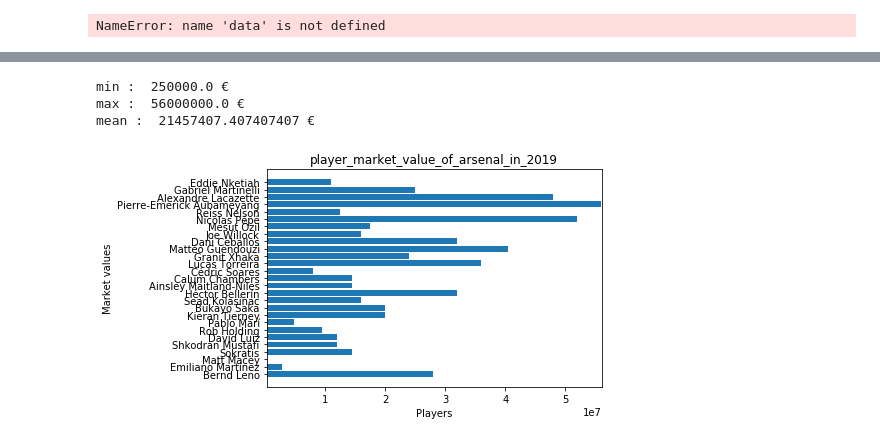
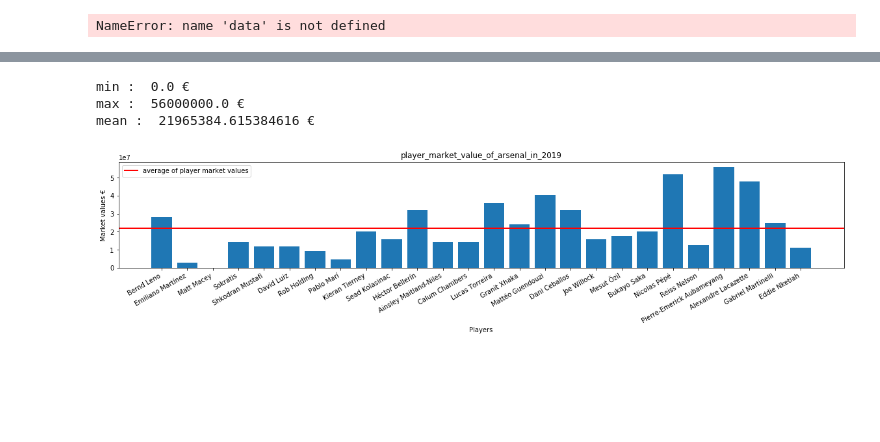
Before and after one commit to paul-mathieu/english-football-leagues, a Jupyter notebook: jupyter_notebook/Data_visualization.ipynb, the cells around one changed output, grey strips where cells are left out. Drawn from its saved outputs; the diff is of its cells as text; code cells hidden in the pictures; blank space fills up the shorter version.

```diff
--- a/jupyter_notebook/Data_visualization.ipynb
+++ b/jupyter_notebook/Data_visualization.ipynb
@@ -54,5 +56,7 @@ data.iloc[:49] # we display the first 50 rows
 # %%
 table = pd.read_csv(csv_file_name, index_col=[0], sep=',', encoding="utf-8")
+# %%
+table["player_market_value_€"] = table["player_market_value_€"].fillna(0) #replace NaN value with 0
 # %%
 player_market_value_E = table["player_market_value_€"]
 # %%
@@ -61,27 +65,30 @@ print("min : ", min(player_market_value_E),"€")
 print("max : ", max(player_market_value_E),"€")
 print("mean : ", statistics.mean(player_market_value_E),"€")
 # %% [output]
-min :  250000.0 €
+min :  0.0 €
 max :  56000000.0 €
-mean :  21457407.407407407 €
+mean :  21965384.615384616 €
 # %%
 #This next line makes our charts show up in the notebook
 %matplotlib inline
 
 table = pd.read_csv(csv_file_name)
 table.head()
+
 #Create bar chart
-plt.barh(np.arange(1,28),width=table['player_market_value_€'], align='center')
+plt.figure(figsize=(20, 3))  # width:20, height:3, change the size of the chart
+plt.bar(x=np.arange(1,27),height=table['player_market_value_€'], tick_label=table['player_market_value_€'])
 plt.title(csv_file_name[:len(csv_file_name)-4])
-#plt.xticks(np.arange(1,27), table['player_name'], rotation=90)
-plt.yticks(np.arange(1,28), table['player_name'])
+plt.xticks(np.arange(1,27), table['player_name'], rotation=30, ha='right')
+
 #Give the x and y axes a title
 plt.xlabel("Players")
-plt.ylabel("Market values")
+plt.ylabel("Market values €")
+
+#Display the mean line of player market values
+plt.axhline(statistics.mean(player_market_value_E), color='red', linewidth=2, label="average of player market values")
+plt.legend(loc='upper left')
 #show the bar chart
-
-axes = plt.gca()
-axes.set_xlim([min(player_market_value_E)-100,max(player_market_value_E)+100])
 plt.show()
 # %% [output]
-[figure, old version]
+[figure, new version]
```
Also changed, not shown: parts of 4 cells of this notebook, 1 other file.
